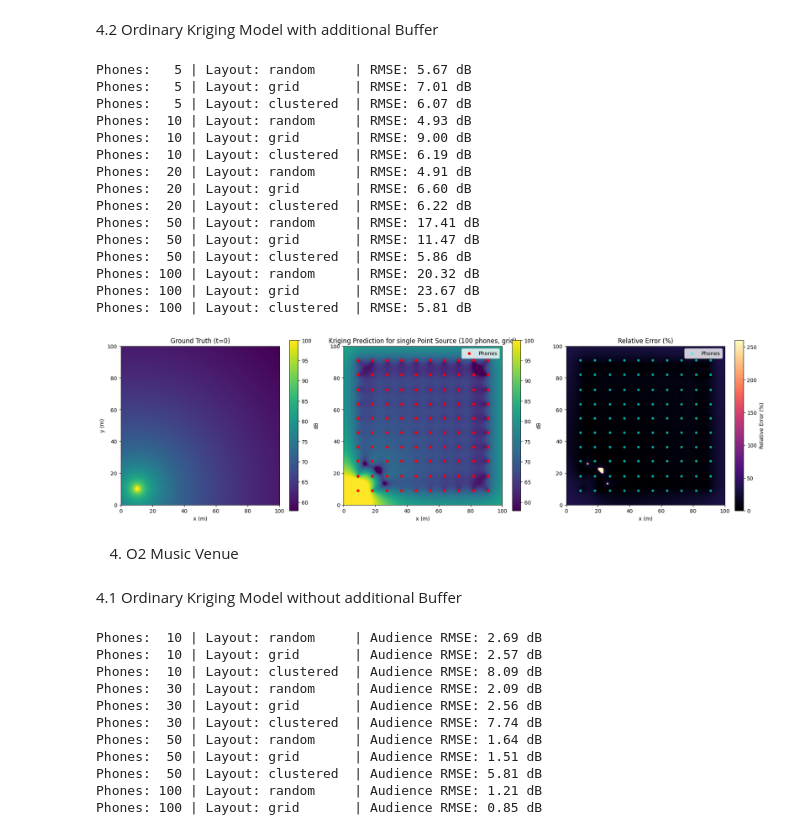
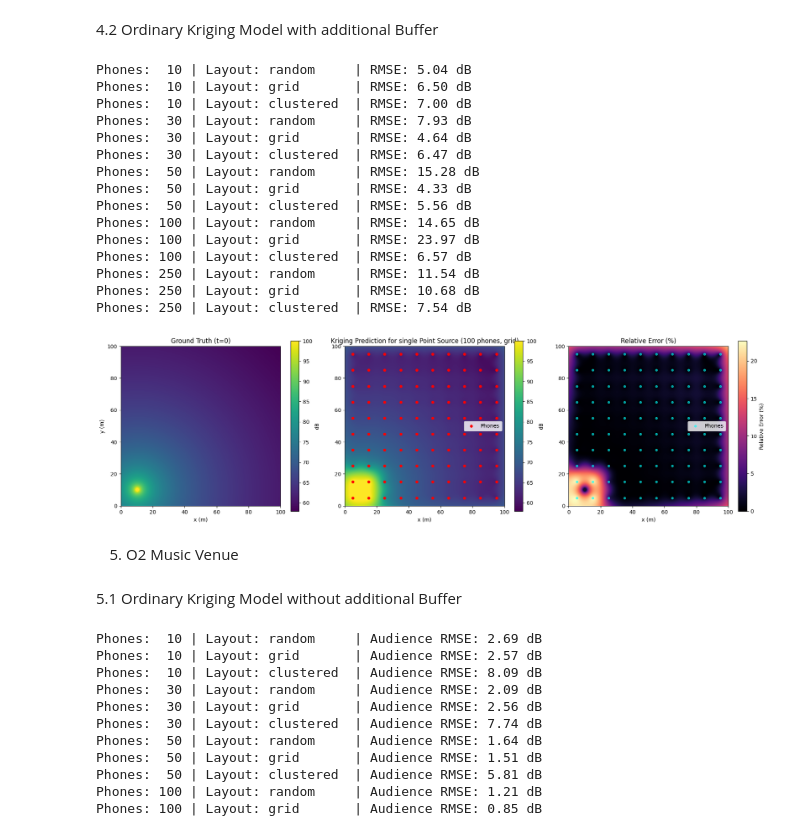
Before and after one commit to i2734/MDM3-Mindear-Project, a Jupyter notebook: Ordinary_Kriging_Model_Test_Runs.ipynb, the cells around one changed output. Cells and saved outputs as stored; diff of their text form; code cells hidden in the pictures.

Commit message:
Further Tweaking to Standardise Venue Map Representation

```diff
--- a/Ordinary_Kriging_Model_Test_Runs.ipynb
+++ b/Ordinary_Kriging_Model_Test_Runs.ipynb
@@ -599,8 +599,10 @@ Phones: 100 | Layout: clustered  | RMSE: 5.80 dB
 # %% [markdown]
 4.2 Ordinary Kriging Model with additional Buffer
 # %%
+#1. Load the simulated sound map and audience area
 import single_moving_point_source as sound_map
-from extract_sound_venues import prepare_interpolation_data
+#import Basic_Sound_Map_Files.single_moving_point_source as sound_map
+from Basic_Sound_Map_Files.extract_sound import prepare_interpolation_data
 
 
 # 1. Load the sound maps and grid
@@ -612,23 +614,27 @@ source_x = sound_map.source_x_positions
 source_y = sound_map.source_y
 
 
-# 2. Define phone configurations
-phone_counts = [5, 10, 20, 50, 100]
+grid_shape = (len(y), len(x))
+
+#2. Define phone configurations
+phone_counts = [10, 30, 50, 100, 250]
 layouts = ["random", "grid", "clustered"]
 
-
-# 3. Prepare interpolation data (THIS WILL BE INPUT INTO THE INERPOLATION MODELS)
+#3. generate phone positions and extract their sound measurements
 prepared_data = prepare_interpolation_data(
     sound_maps=sound_maps,
     x=x,
     y=y,
     phone_counts=phone_counts,
-    layouts=layouts
-)
+    layouts=layouts,
+    seed=42)
 
 
+#4. Define phone configurations
+phone_counts = [10, 30, 50, 100, 250]
+layouts = ["random", "grid", "clustered"]
 
-# Track benchmarking results
+#5. Track benchmarking results
 results = []
 
 for count in phone_counts:
@@ -646,7 +652,6 @@ for count in phone_counts:
         rmse = np.sqrt(np.mean((predicted_levels - data["true_levels"]) ** 2))
         results.append({"count": count, "layout": layout, "rmse": rmse})
         print(f"Phones: {count:3d} | Layout: {layout:10s} | RMSE: {rmse:.2f} dB")
-
 
 N_phones = 100
 layout_type = "grid"
@@ -670,51 +675,51 @@ relative_error_2d = (np.abs(reconstructed_2d - ground_truth_2d) / np.abs(ground_
 vmin = ground_truth_2d.min()
 vmax = ground_truth_2d.max()
 
 #1 row, 3 columns
 fig, axes = plt.subplots(1, 3, figsize=(18, 5))
 
 im0 = axes[0].imshow(ground_truth_2d, origin="lower", extent=[x.min(), x.max(), y.min(), y.max()], vmin=vmin, vmax=vmax)
 axes[0].set_title("Ground Truth (t=0)")
 axes[0].set_xlabel("x (m)")
 axes[0].set_ylabel("y (m)")
 plt.colorbar(im0, ax=axes[0], label="dB")
 
 im1 = axes[1].imshow(reconstructed_2d, origin="lower", extent=[x.min(), x.max(), y.min(), y.max()], vmin=vmin, vmax=vmax)
 axes[1].scatter(target_config["phone_positions"][:, 0], target_config["phone_positions"][:, 1], color="red", s=20, label="Phones")
 axes[1].set_title(f"Kriging Prediction for single Point Source ({N_phones} phones, {layout_type})")
 axes[1].set_xlabel("x (m)")
 axes[1].legend()
 plt.colorbar(im1, ax=axes[1], label="dB")
 
 im2 = axes[2].imshow(relative_error_2d, origin="lower", extent=[x.min(), x.max(), y.min(), y.max()], cmap="magma", vmin=0)
 axes[2].scatter(target_config["phone_positions"][:, 0], target_config["phone_positions"][:, 1], color="cyan", s=15, alpha=0.6, label="Phones")
 axes[2].set_title("Relative Error (%)")
 axes[2].set_xlabel("x (m)")
 axes[2].legend()
 plt.colorbar(im2, ax=axes[2], label="Relative Error (%)")
 
 
 plt.tight_layout()
 plt.show()
 # %% [output]
-Phones:   5 | Layout: random     | RMSE: 5.67 dB
-Phones:   5 | Layout: grid       | RMSE: 7.01 dB
-Phones:   5 | Layout: clustered  | RMSE: 6.07 dB
-Phones:  10 | Layout: random     | RMSE: 4.93 dB
-Phones:  10 | Layout: grid       | RMSE: 9.00 dB
-Phones:  10 | Layout: clustered  | RMSE: 6.19 dB
-Phones:  20 | Layout: random     | RMSE: 4.91 dB
-Phones:  20 | Layout: grid       | RMSE: 6.60 dB
-Phones:  20 | Layout: clustered  | RMSE: 6.22 dB
-Phones:  50 | Layout: random     | RMSE: 17.41 dB
-Phones:  50 | Layout: grid       | RMSE: 11.47 dB
-Phones:  50 | Layout: clustered  | RMSE: 5.86 dB
-Phones: 100 | Layout: random     | RMSE: 20.32 dB
-Phones: 100 | Layout: grid       | RMSE: 23.67 dB
-Phones: 100 | Layout: clustered  | RMSE: 5.81 dB
+Phones:  10 | Layout: random     | RMSE: 5.04 dB
+Phones:  10 | Layout: grid       | RMSE: 6.50 dB
+Phones:  10 | Layout: clustered  | RMSE: 7.00 dB
+Phones:  30 | Layout: random     | RMSE: 7.93 dB
+Phones:  30 | Layout: grid       | RMSE: 4.64 dB
+Phones:  30 | Layout: clustered  | RMSE: 6.47 dB
+Phones:  50 | Layout: random     | RMSE: 15.28 dB
+Phones:  50 | Layout: grid       | RMSE: 4.33 dB
+Phones:  50 | Layout: clustered  | RMSE: 5.56 dB
+Phones: 100 | Layout: random     | RMSE: 14.65 dB
+Phones: 100 | Layout: grid       | RMSE: 23.97 dB
+Phones: 100 | Layout: clustered  | RMSE: 6.57 dB
+Phones: 250 | Layout: random     | RMSE: 11.54 dB
+Phones: 250 | Layout: grid       | RMSE: 10.68 dB
+Phones: 250 | Layout: clustered  | RMSE: 7.54 dB
-[figure, old version]
+[figure, new version]
 # %% [markdown]
-4. O2 Music Venue
+5. O2 Music Venue
 # %% [markdown]
-4.1 Ordinary Kriging Model without additional Buffer
+5.1 Ordinary Kriging Model without additional Buffer
 # %%
```
Also changed, not shown: parts of 5 cells of this notebook.
